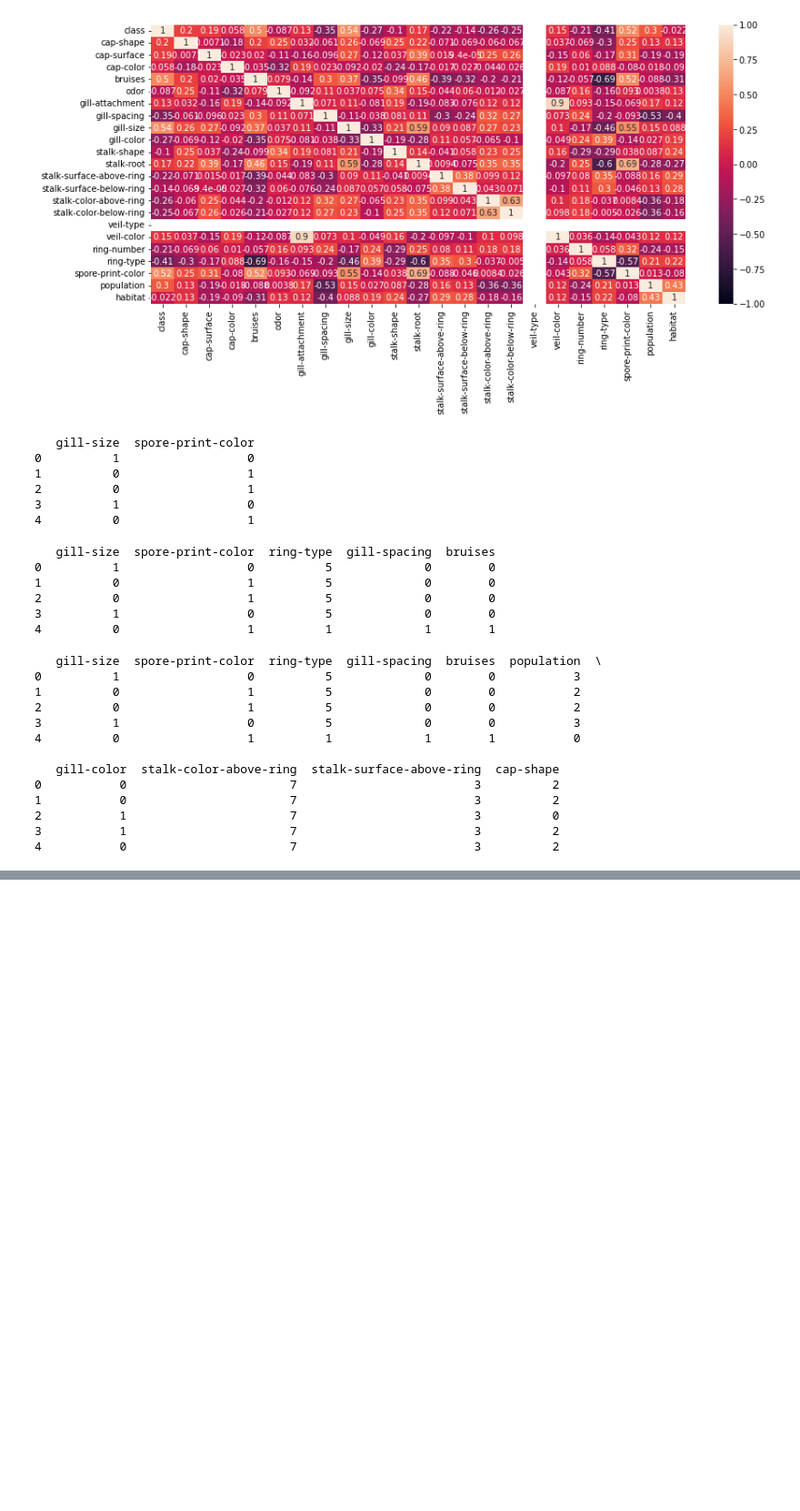
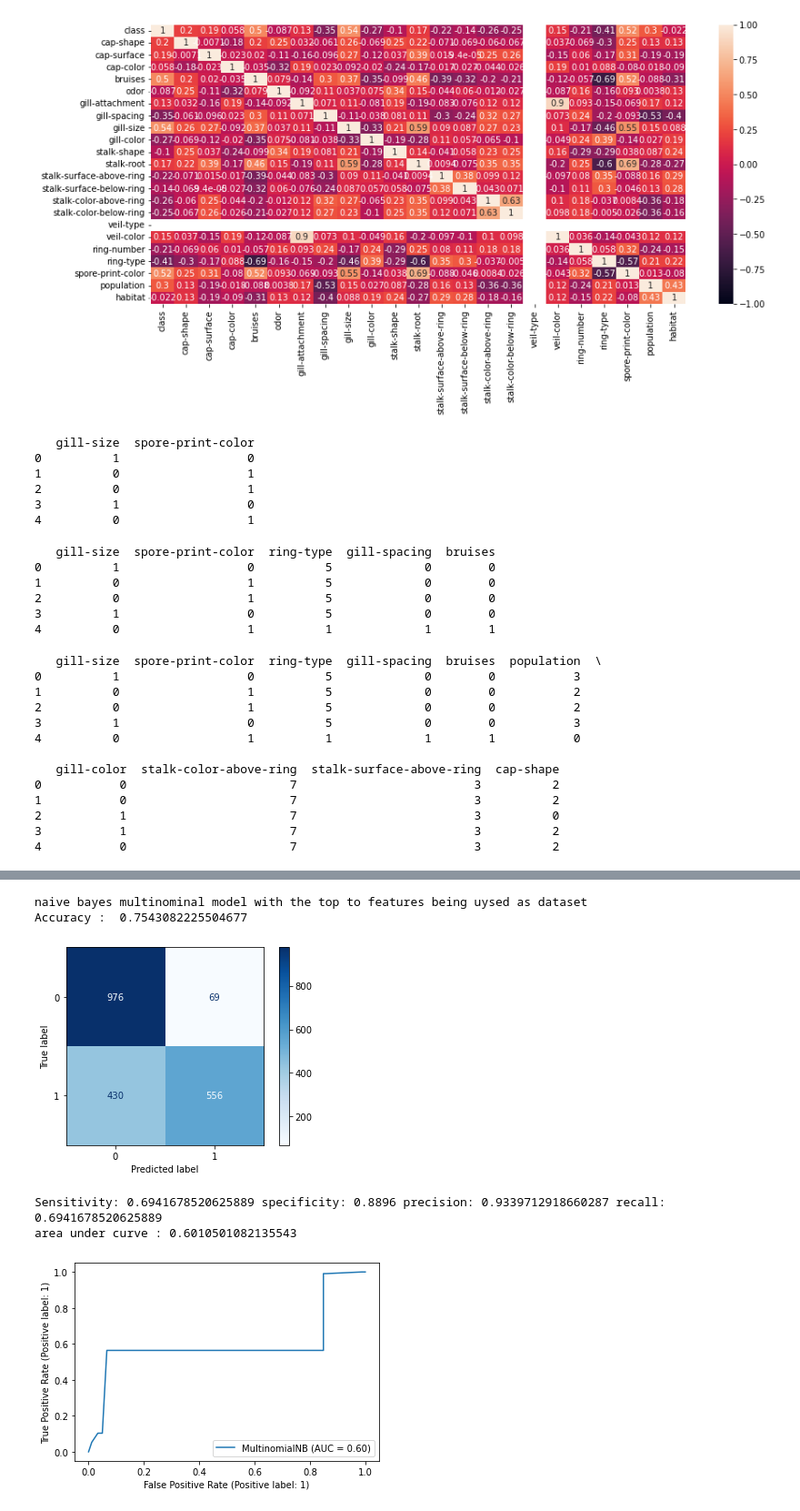
Before and after one commit to jagmeet18/DataMining, a Jupyter notebook: practice_notebook.ipynb, the cells around one changed output, grey strips where cells are left out. Shown at 91% size. Cells and saved outputs as stored; diff of their text form; code cells hidden in the pictures; blank space fills up the shorter version.

Commit message:
updates with multinominal naiev bayes model and its analysis

```diff
--- a/practice_notebook.ipynb
+++ b/practice_notebook.ipynb
@@ -467,2 +467,49 @@ plt.show()
 # %%
-print("hellow world")
+# Naives bayes
+# constructing a naive bayes multinominal model for each of the top2_dataset, top5_dataset, top10_dataset
+# Multinominal naive bayes is a classifyer mainly used to classify classes with discrete features
+# example word count or text classification
+from sklearn.naive_bayes import MultinomialNB
+from sklearn import metrics
+Mnb = MultinomialNB()
+Mnb.fit(X_train,y_train)
+# the accuracy score
+Mnb.score(X_test,y_test)
+# the accuracy
+y_MNBP = Mnb.predict(X_test)
+print('naive bayes multinominal model with the top to features being uysed as dataset')
+print("Accuracy : ", metrics.accuracy_score(y_test,y_MNBP))
+# obtaining the confusiuon matrix
+# used for representing the performacne of a classification model
+from sklearn.metrics import confusion_matrix
+conf_matrix = confusion_matrix(y_test, y_MNBP)
+TP = conf_matrix[0][0]
+TN = conf_matrix[1][1]
+FP = conf_matrix[0][1]
+FN = conf_matrix[1][0]
+# plotting the confusion matrix
+metrics.plot_confusion_matrix(Mnb, X_test, y_test, cmap=plt.cm.Blues)
+plt.show()
+# calculating the sensitivity
+s = TP/(TP+FN)
+# calculating the specificity
+sp = TN/(TN+FP)
+# calculating the precision
+p = TP/(TP+FP)
+# calculating the recall
+r = TP/(TP+FN)
+print("Sensitivity:", s, "specificity:", sp, "precision:", p, "recall:", r)
+# Area under ROC curve
+metrics.plot_roc_curve(Mnb,X_test,y_test)
+# area under the ROC shows represents how much the model is capable to distinguish between classes
+# the higher the AUC value the better the model at classification
+prob = Mnb.predict_proba(X_test)[::,1]
+auc = metrics.roc_auc_score(y_test,prob)
+print("area under curve :", auc)
+# %% [output]
+naive bayes multinominal model with the top to features being uysed as dataset
+Accuracy :  0.7543082225504677
+[figure, added]
+Sensitivity: 0.6941678520625889 specificity: 0.8896 precision: 0.9339712918660287 recall: 0.6941678520625889
+area under curve : 0.6010501082135543
+[figure, added]
```
Also changed, not shown: parts of 11 cells of this notebook.
